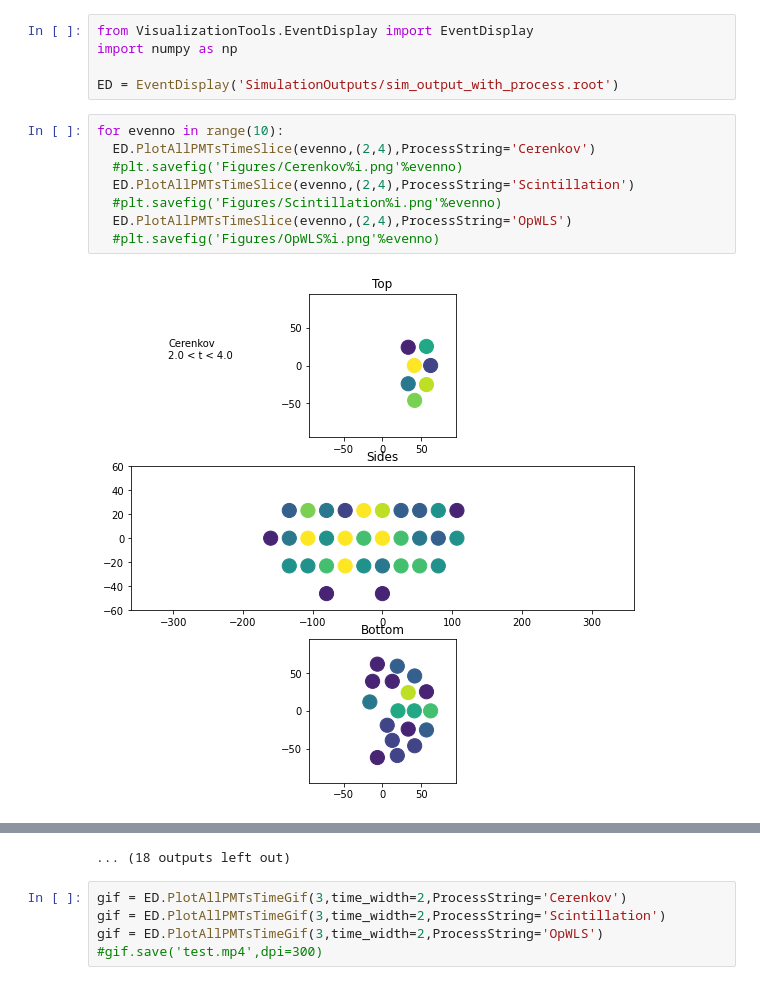
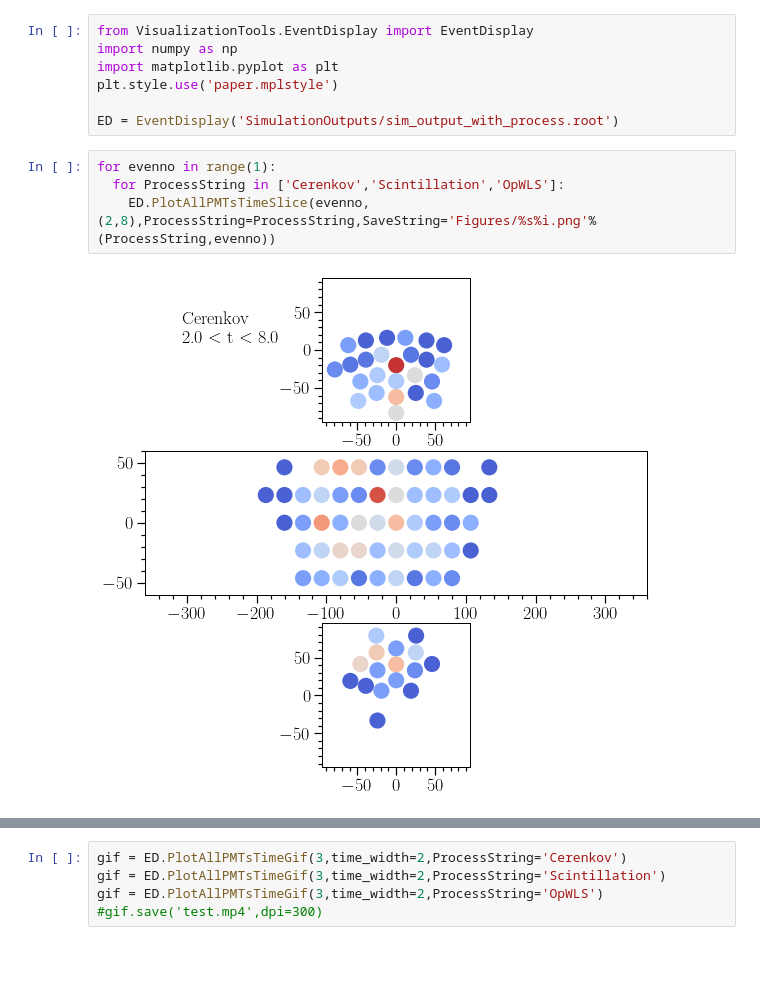
Before and after one commit to nickkamp1/CCM_CherenkovLight, a Jupyter notebook: SimulationPlotter.ipynb, the cells around one changed output, grey strips where cells are left out. Saved outputs shown, nothing was run; the diff lists cells and outputs as text; blank space fills up the shorter version.

```diff
--- a/SimulationPlotter.ipynb
+++ b/SimulationPlotter.ipynb
@@ -1,15 +1,13 @@
 # %%
 from VisualizationTools.EventDisplay import EventDisplay
 import numpy as np
+import matplotlib.pyplot as plt
+plt.style.use('paper.mplstyle')
 
 ED = EventDisplay('SimulationOutputs/sim_output_with_process.root')
 # %%
-for evenno in range(10):
-  ED.PlotAllPMTsTimeSlice(evenno,(2,4),ProcessString='Cerenkov')
-  #plt.savefig('Figures/Cerenkov%i.png'%evenno)
-  ED.PlotAllPMTsTimeSlice(evenno,(2,4),ProcessString='Scintillation')
-  #plt.savefig('Figures/Scintillation%i.png'%evenno)
-  ED.PlotAllPMTsTimeSlice(evenno,(2,4),ProcessString='OpWLS')
-  #plt.savefig('Figures/OpWLS%i.png'%evenno)
+for evenno in range(1):
+  for ProcessString in ['Cerenkov','Scintillation','OpWLS']:
+    ED.PlotAllPMTsTimeSlice(evenno,(2,8),ProcessString=ProcessString,SaveString='Figures/%s%i.png'%(ProcessString,evenno))
 # %% [output]
-[figure, old version]
+[figure, new version]
@@ -27,4 +16,3 @@ for evenno in range(10):
-... (18 outputs left out)
 # %%
 gif = ED.PlotAllPMTsTimeGif(3,time_width=2,ProcessString='Cerenkov')
 gif = ED.PlotAllPMTsTimeGif(3,time_width=2,ProcessString='Scintillation')
```
Also changed, not shown: parts of 1 cell of this notebook, 34 other files.
